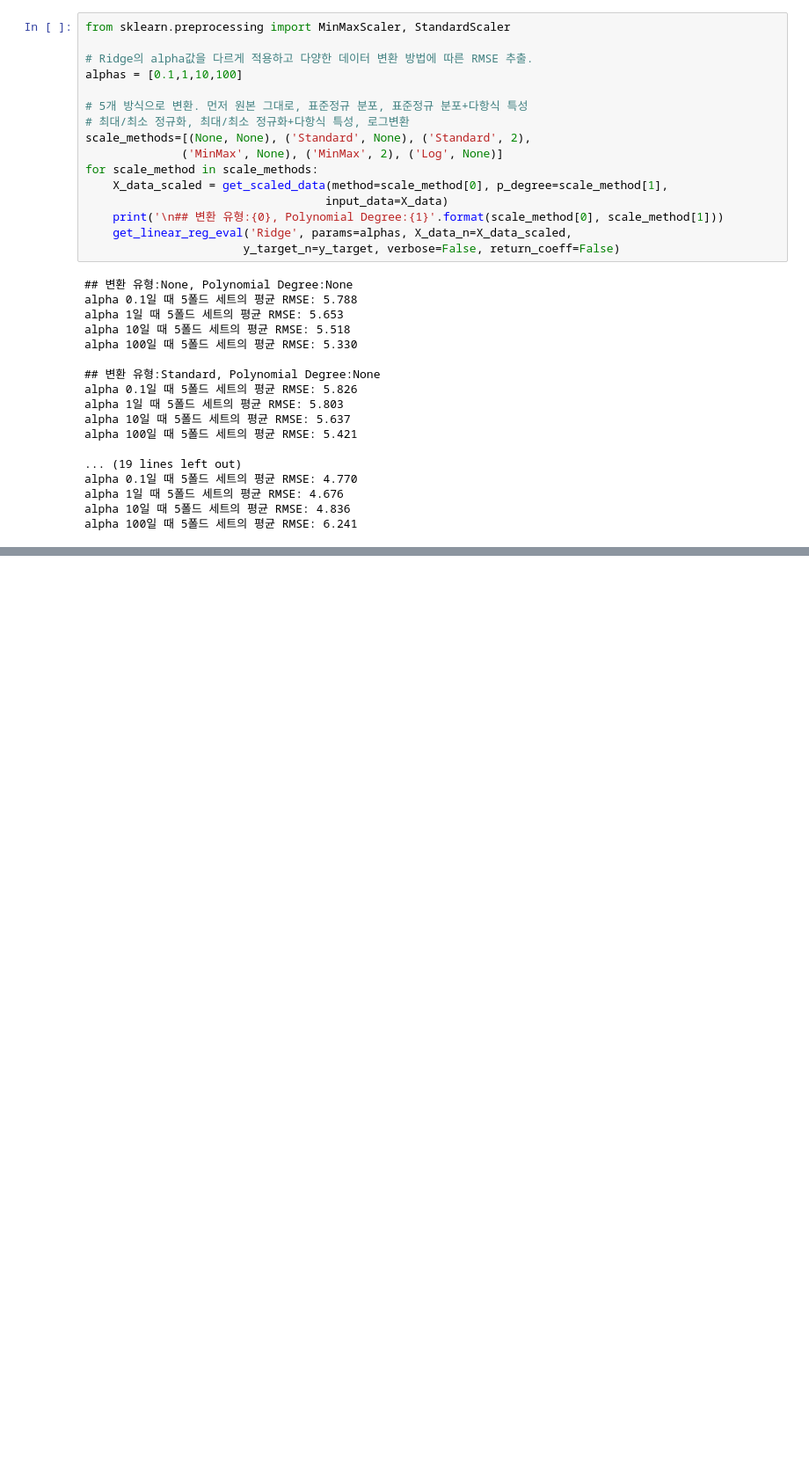
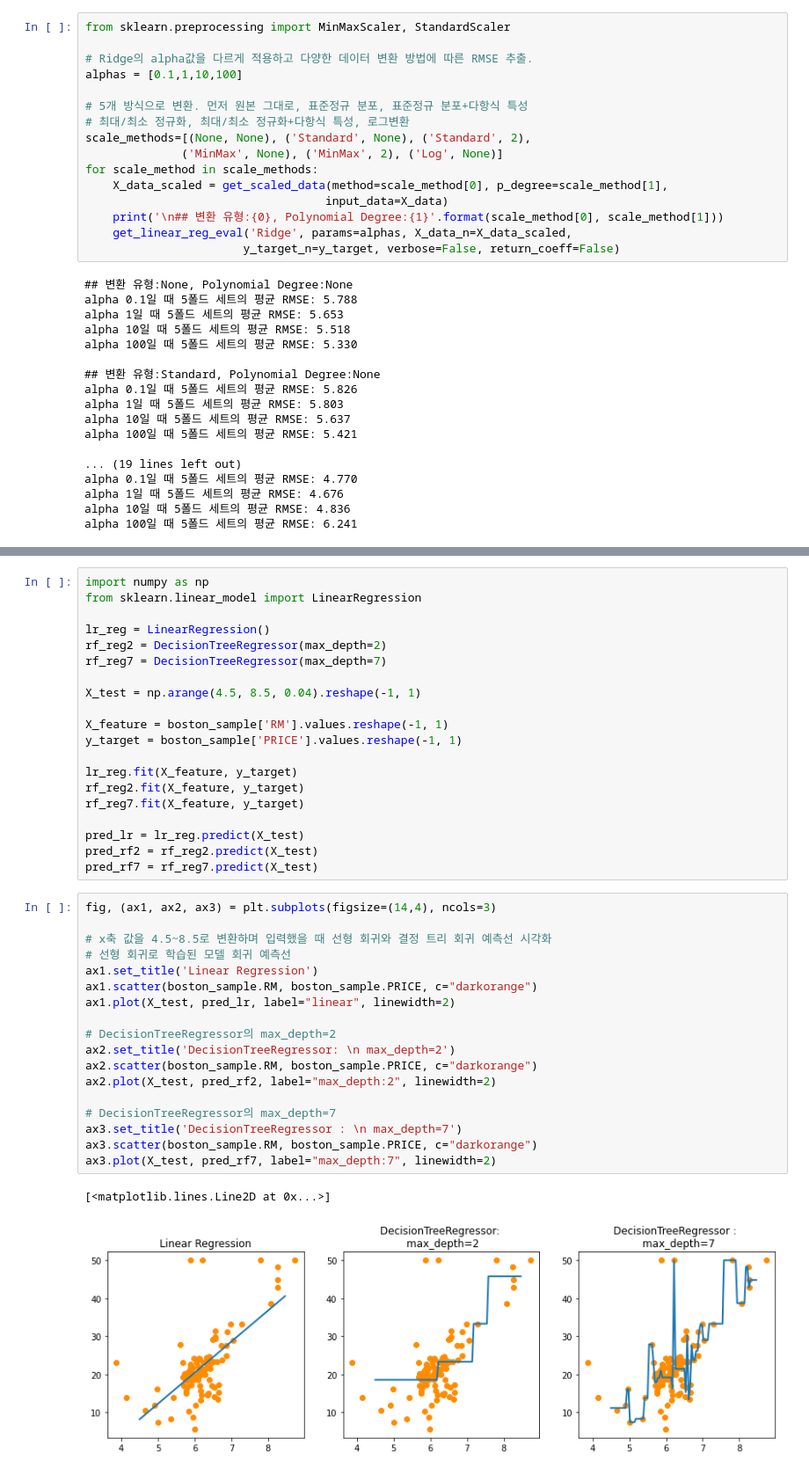
Before and after one commit to Jung-jieun/guide, a Jupyter notebook: Regression.ipynb, the cells around one changed output, grey strips where cells are left out. Shown: that part at 88% size. Saved outputs shown, nothing was run; the diff lists cells and outputs as text; blank space fills up the shorter version.

```diff
--- a/Regression.ipynb
+++ b/Regression.ipynb
@@ -601,0 +693,41 @@ alpha 100일 때 5폴드 세트의 평균 RMSE: 6.241
+# %%
+import numpy as np
+from sklearn.linear_model import LinearRegression
+
+lr_reg = LinearRegression()
+rf_reg2 = DecisionTreeRegressor(max_depth=2)
+rf_reg7 = DecisionTreeRegressor(max_depth=7)
+
+X_test = np.arange(4.5, 8.5, 0.04).reshape(-1, 1)
+
+X_feature = boston_sample['RM'].values.reshape(-1, 1)
+y_target = boston_sample['PRICE'].values.reshape(-1, 1)
+
+lr_reg.fit(X_feature, y_target)
+rf_reg2.fit(X_feature, y_target)
+rf_reg7.fit(X_feature, y_target)
+
+pred_lr = lr_reg.predict(X_test)
+pred_rf2 = rf_reg2.predict(X_test)
+pred_rf7 = rf_reg7.predict(X_test)
+# %%
+fig, (ax1, ax2, ax3) = plt.subplots(figsize=(14,4), ncols=3)
+
+# x축 값을 4.5~8.5로 변환하며 입력했을 때 선형 회귀와 결정 트리 회귀 예측선 시각화
+# 선형 회귀로 학습된 모델 회귀 예측선
+ax1.set_title('Linear Regression')
+ax1.scatter(boston_sample.RM, boston_sample.PRICE, c="darkorange")
+ax1.plot(X_test, pred_lr, label="linear", linewidth=2)
+
+# DecisionTreeRegressor의 max_depth=2
+ax2.set_title('DecisionTreeRegressor: \n max_depth=2')
+ax2.scatter(boston_sample.RM, boston_sample.PRICE, c="darkorange")
+ax2.plot(X_test, pred_rf2, label="max_depth:2", linewidth=2)
+
+# DecisionTreeRegressor의 max_depth=7
+ax3.set_title('DecisionTreeRegressor : \n max_depth=7')
+ax3.scatter(boston_sample.RM, boston_sample.PRICE, c="darkorange")
+ax3.plot(X_test, pred_rf7, label="max_depth:7", linewidth=2)
+# %% [output]
+[<matplotlib.lines.Line2D at 0x...>]
+[figure, added]
```
Also changed, not shown: parts of 7 cells of this notebook.
